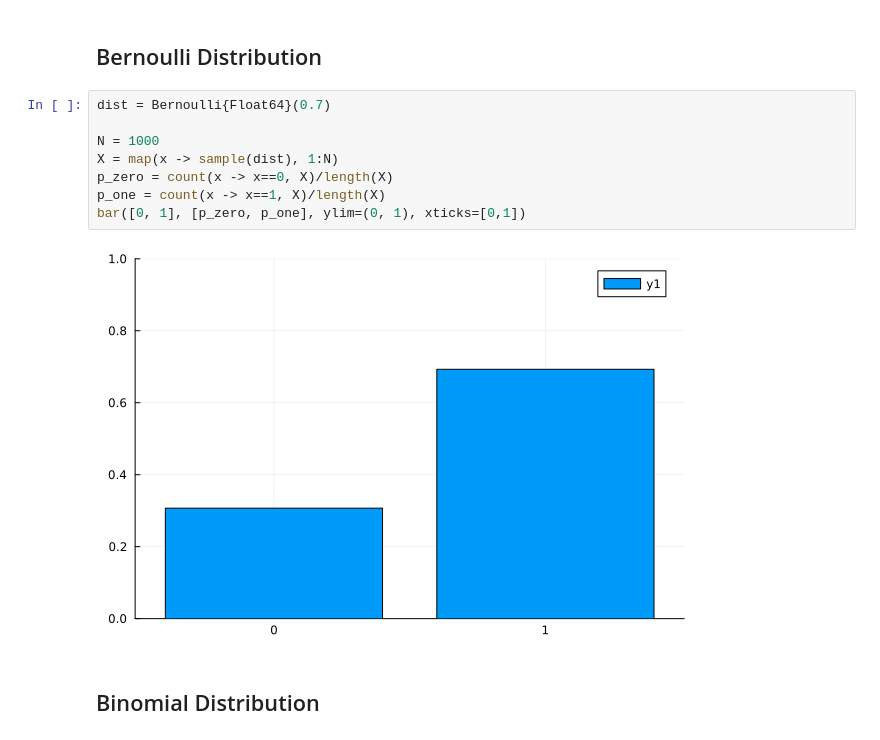
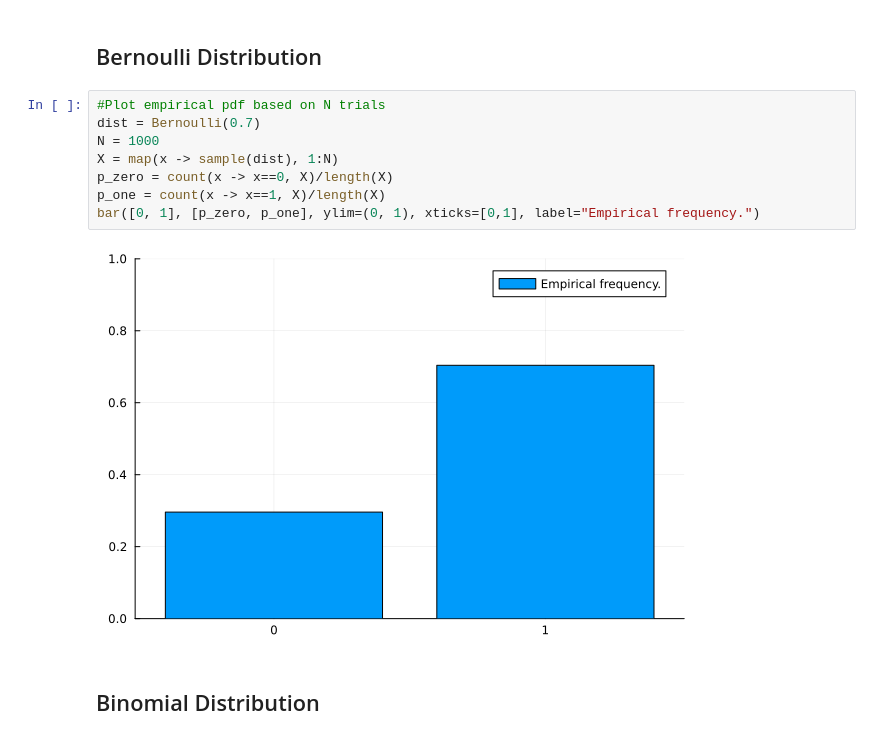
Before and after one commit to SylvainBrouwer/PRML-in-Julia, a Jupyter notebook: notebooks/ch02_probability_distributions.ipynb, the cells around one changed output. Saved outputs shown, nothing was run; the diff lists cells and outputs as text.

```diff
--- a/notebooks/ch02_probability_distributions.ipynb
+++ b/notebooks/ch02_probability_distributions.ipynb
@@ -8,14 +8,14 @@ using .distributions
 # %% [markdown]
 ## Bernoulli Distribution
 # %%
-dist = Bernoulli{Float64}(0.7)
-
+#Plot empirical pdf based on N trials
+dist = Bernoulli(0.7)
 N = 1000
 X = map(x -> sample(dist), 1:N)
 p_zero = count(x -> x==0, X)/length(X)
 p_one = count(x -> x==1, X)/length(X)
-bar([0, 1], [p_zero, p_one], ylim=(0, 1), xticks=[0,1])
+bar([0, 1], [p_zero, p_one], ylim=(0, 1), xticks=[0,1], label="Empirical frequency.")
 # %% [output]
-[figure, old version]
+[figure, new version]
 # %% [markdown]
 ## Binomial Distribution
```
Also changed, not shown: parts of 7 cells of this notebook, 13 other files.
